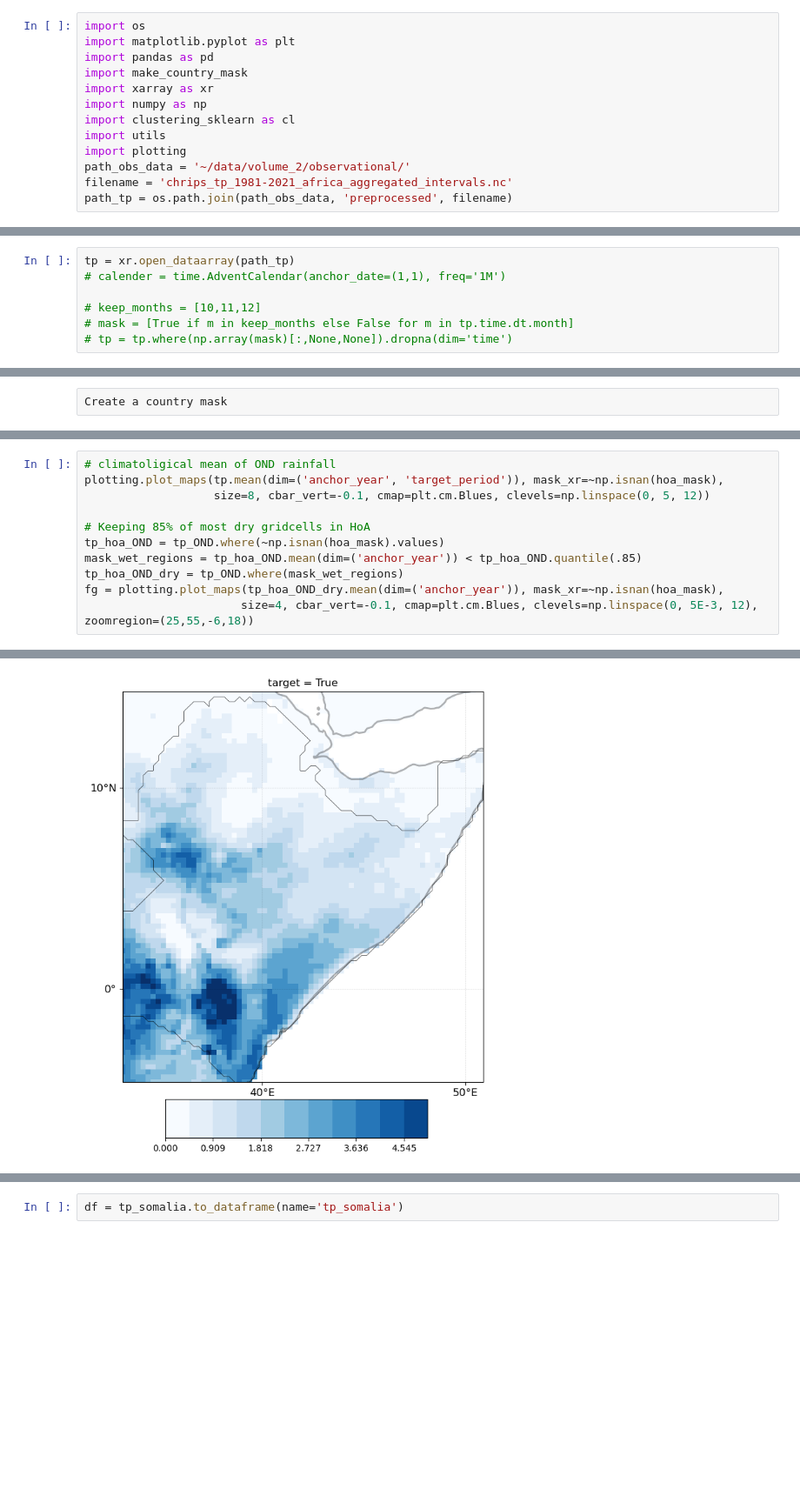
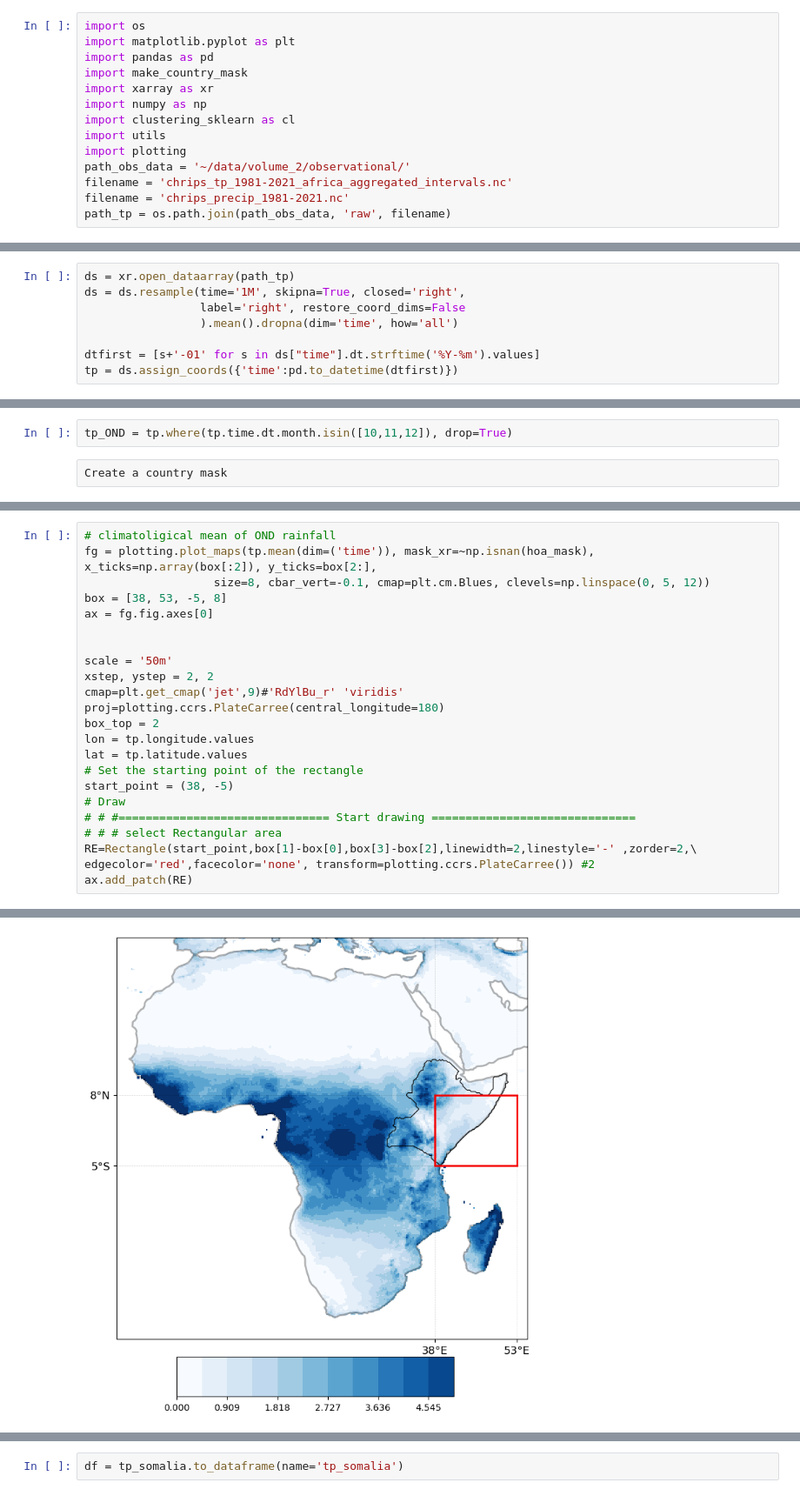
Before and after one commit to AI4S2S/Lorentz_s2spy_workshop, a Jupyter notebook: cluster_target.ipynb, the cells around one changed output, grey strips where cells are left out. Shown at 87% size. Saved outputs shown, nothing was run; the diff lists cells and outputs as text; blank space fills up the shorter version.

Commit message:
update target, now left aligned

```diff
--- a/cluster_target.ipynb
+++ b/cluster_target.ipynb
@@ -10,4 +10,5 @@ import utils
 import plotting
 path_obs_data = '~/data/volume_2/observational/'
 filename = 'chrips_tp_1981-2021_africa_aggregated_intervals.nc'
-path_tp = os.path.join(path_obs_data, 'preprocessed', filename)
+filename = 'chrips_precip_1981-2021.nc'
+path_tp = os.path.join(path_obs_data, 'raw', filename)
@@ -27,9 +15,10 @@ path_tp = os.path.join(path_obs_data, 'preprocessed', filename)
 # %% [markdown]
 Open dataset, align format, select OND months
 # %%
-tp = xr.open_dataarray(path_tp)
-# calender = time.AdventCalendar(anchor_date=(1,1), freq='1M')
+ds = xr.open_dataarray(path_tp)
+ds = ds.resample(time='1M', skipna=True, closed='right',
+                 label='right', restore_coord_dims=False
+                 ).mean().dropna(dim='time', how='all')
 
-# keep_months = [10,11,12]
-# mask = [True if m in keep_months else False for m in tp.time.dt.month]
-# tp = tp.where(np.array(mask)[:,None,None]).dropna(dim='time')
+dtfirst = [s+'-01' for s in ds["time"].dt.strftime('%Y-%m').values]
+tp = ds.assign_coords({'time':pd.to_datetime(dtfirst)})
@@ -63,3 +45,5 @@ tp_OND = tp.groupby(tp.anchor_year).mean(dim='target_period')
+# %%
+tp_OND = tp.where(tp.time.dt.month.isin([10,11,12]), drop=True)
 # %% [raw]
 Create a country mask
 # %%
@@ -85,13 +69,25 @@ hoa_mask.plot()
 # %%
 # climatoligical mean of OND rainfall
-plotting.plot_maps(tp.mean(dim=('anchor_year', 'target_period')), mask_xr=~np.isnan(hoa_mask),
+fg = plotting.plot_maps(tp.mean(dim=('time')), mask_xr=~np.isnan(hoa_mask), x_ticks=np.array(box[:2]), y_ticks=box[2:],
                    size=8, cbar_vert=-0.1, cmap=plt.cm.Blues, clevels=np.linspace(0, 5, 12))
+box = [38, 53, -5, 8]
+ax = fg.fig.axes[0]
 
-# Keeping 85% of most dry gridcells in HoA
-tp_hoa_OND = tp_OND.where(~np.isnan(hoa_mask).values)
-mask_wet_regions = tp_hoa_OND.mean(dim=('anchor_year')) < tp_hoa_OND.quantile(.85)
-tp_hoa_OND_dry = tp_OND.where(mask_wet_regions)
-fg = plotting.plot_maps(tp_hoa_OND_dry.mean(dim=('anchor_year')), mask_xr=~np.isnan(hoa_mask),
-                       size=4, cbar_vert=-0.1, cmap=plt.cm.Blues, clevels=np.linspace(0, 5E-3, 12), zoomregion=(25,55,-6,18))
+
+scale = '50m'
+xstep, ystep = 2, 2
+cmap=plt.get_cmap('jet',9)#'RdYlBu_r' 'viridis'
+proj=plotting.ccrs.PlateCarree(central_longitude=180)
+box_top = 2
+lon = tp.longitude.values
+lat = tp.latitude.values
+# Set the starting point of the rectangle
+start_point = (38, -5)
+# Draw
+# # #=============================== Start drawing ==============================
+# # # select Rectangular area
+RE=Rectangle(start_point,box[1]-box[0],box[3]-box[2],linewidth=2,linestyle='-' ,zorder=2,\
+edgecolor='red',facecolor='none', transform=plotting.ccrs.PlateCarree()) #2
+ax.add_patch(RE)
 # %% [output]
 Plotting Corr maps precip, split 0, lag 0
@@ -99 +95 @@ Plotting Corr maps precip, split 0, lag 0
-[figure, old version]
+[figure, new version]
```
Also changed, not shown: parts of 22 cells of this notebook, 10 other files.
